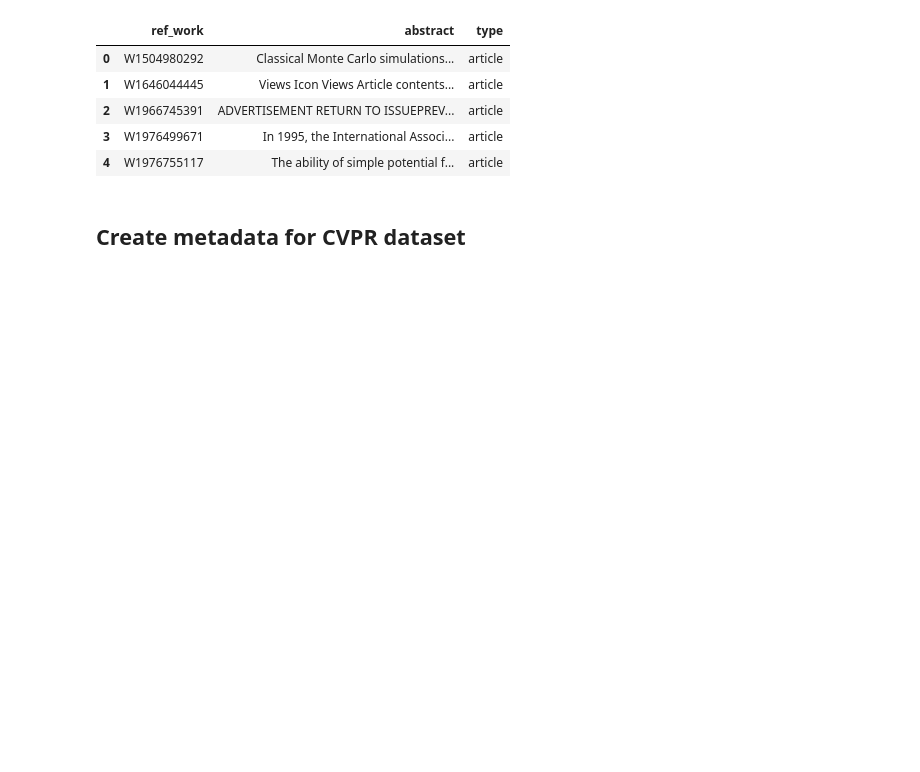
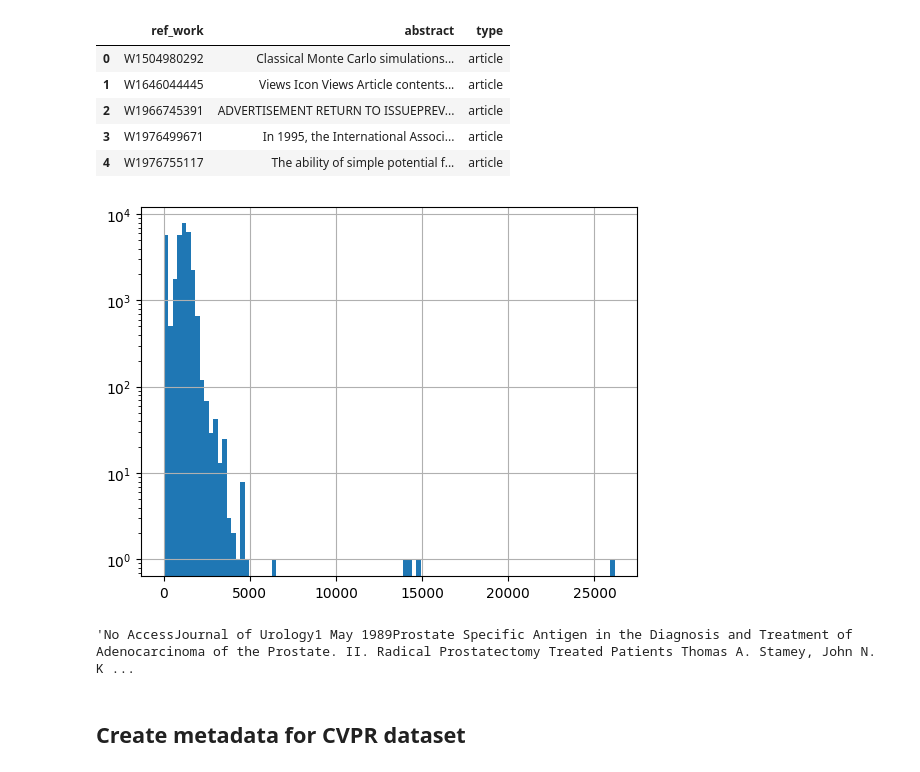
Before and after one commit to LuisCarretero/dsl-research-assistant, a Jupyter notebook: src/semantic_search/dev/retrieval_dev.ipynb, the cells around one changed output. Drawn from its saved outputs; the diff is of its cells as text; code cells hidden in the pictures; blank space fills up the shorter version.

```diff
--- a/src/semantic_search/dev/retrieval_dev.ipynb
+++ b/src/semantic_search/dev/retrieval_dev.ipynb
@@ -55,6 +55,18 @@ df.head()
 | 2 | W1966745391 | ADVERTISEMENT RETURN TO ISSUEPREV... | article |
 | 3 | W1976499671 | In 1995, the International Associ... | article |
 | 4 | W1976755117 | The ability of simple potential f... | article |
+# %%
+from matplotlib import pyplot as plt
+df['abstract_len'] = df.abstract.apply(lambda x: len(x) if isinstance(x, str)
+else 0)
+df.abstract_len.hist(bins=100)
+plt.yscale('log')
+# %% [output]
+[figure, added]
+# %%
+df.abstract[22033]
+# %% [output]
+'No AccessJournal of Urology1 May 1989Prostate Specific Antigen in the Diagnosis and Treatment of Adenocarcinoma of the Prostate. II. Radical Prostatectomy Treated Patients Thomas A. Stamey, John N. K ...
 # %% [markdown]
 ## Create metadata for CVPR dataset
 # %%
```
Also changed, not shown: 1 other file.
